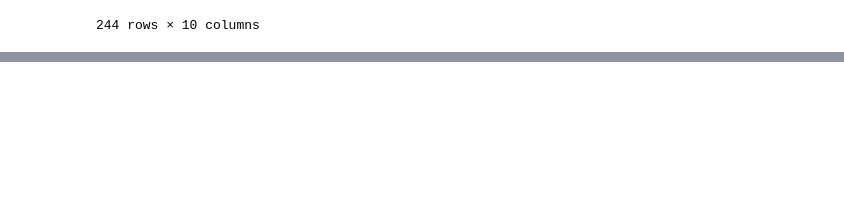
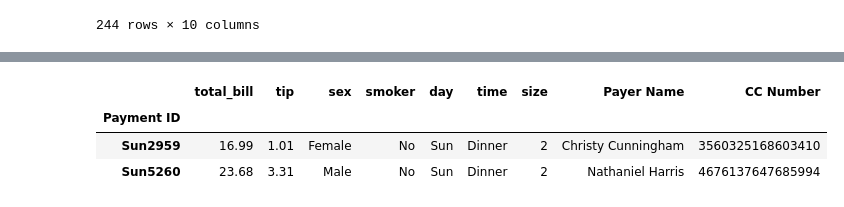
Before and after one commit to abhilov23/data-science-concepts, a Jupyter notebook: 4_pandas_dataframe.ipynb, the cells around one changed output, grey strips where cells are left out. Drawn from its saved outputs; the diff is of its cells as text; code cells hidden in the pictures; blank space fills up the shorter version.

```diff
--- a/4_pandas_dataframe.ipynb
+++ b/4_pandas_dataframe.ipynb
@@ -209,0 +278,7 @@ df
+# %%
+df.loc[['Sun2959', 'Sun5260']] #accessing specific rows by their labels
+# %% [output]
+|  | total_bill | tip | sex | smoker | day | time | size | Payer Name | CC Number |
+| Payment ID |  |  |  |  |  |  |  |  |  |
+| Sun2959 | 16.99 | 1.01 | Female | No | Sun | Dinner | 2 | Christy Cunningham | 3560325168603410 |
+| Sun5260 | 23.68 | 3.31 | Male | No | Sun | Dinner | 2 | Nathaniel Harris | 4676137647685994 |
```
Also changed, not shown: parts of 11 cells of this notebook.
